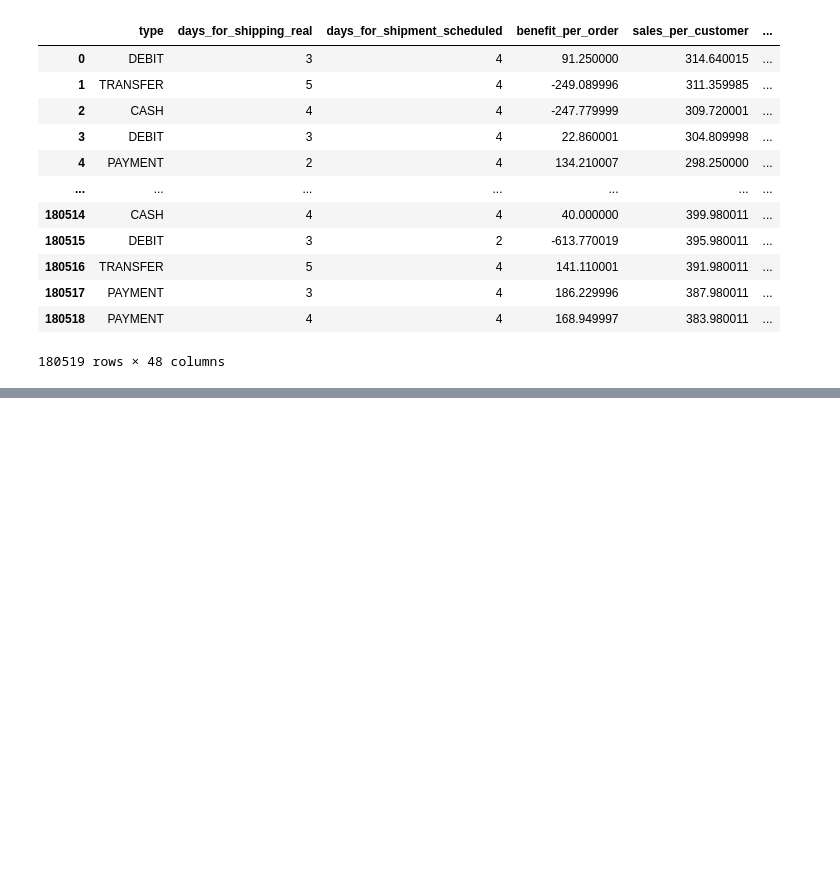
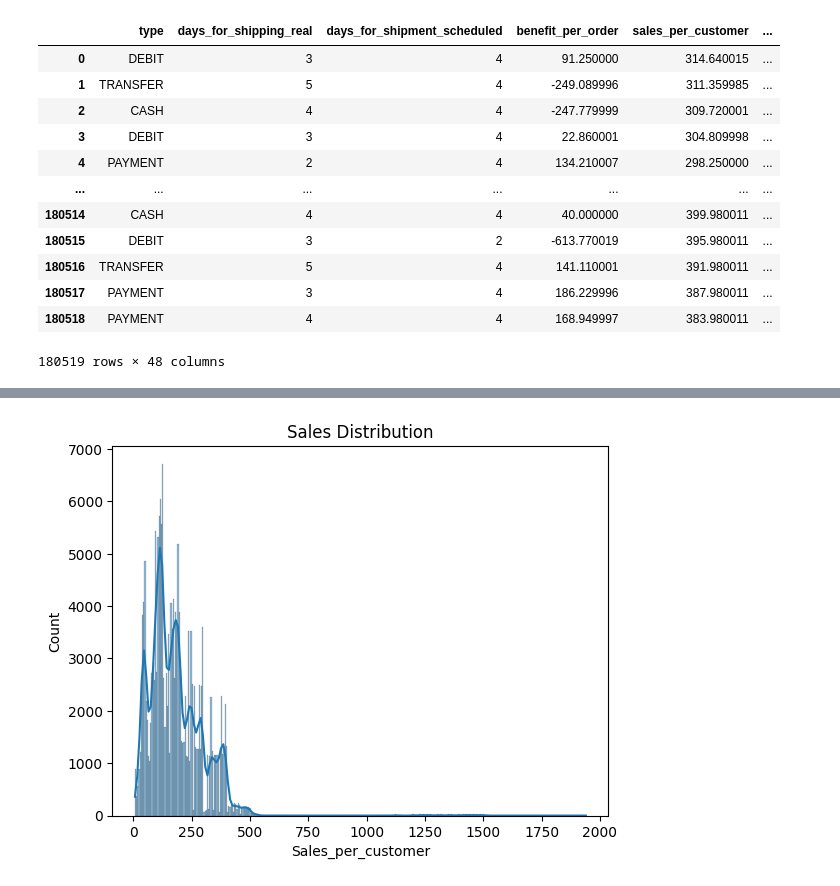
Before and after one commit to harika13b/Retail-Supply-chain-project, a Jupyter notebook: Notebooks/project_analysis.ipynb, the cells around one changed output, grey strips where cells are left out. Drawn from its saved outputs; the diff is of its cells as text; code cells hidden in the pictures; blank space fills up the shorter version.

```diff
--- a/Notebooks/project_analysis.ipynb
+++ b/Notebooks/project_analysis.ipynb
@@ -321,0 +335,6 @@ df
+# %%
+sns.histplot(df['Sales_per_customer'], kde=True)
+plt.title("Sales Distribution")
+plt.show()
+# %% [output]
+[figure, added]
```
Also changed, not shown: parts of 3 cells of this notebook.
